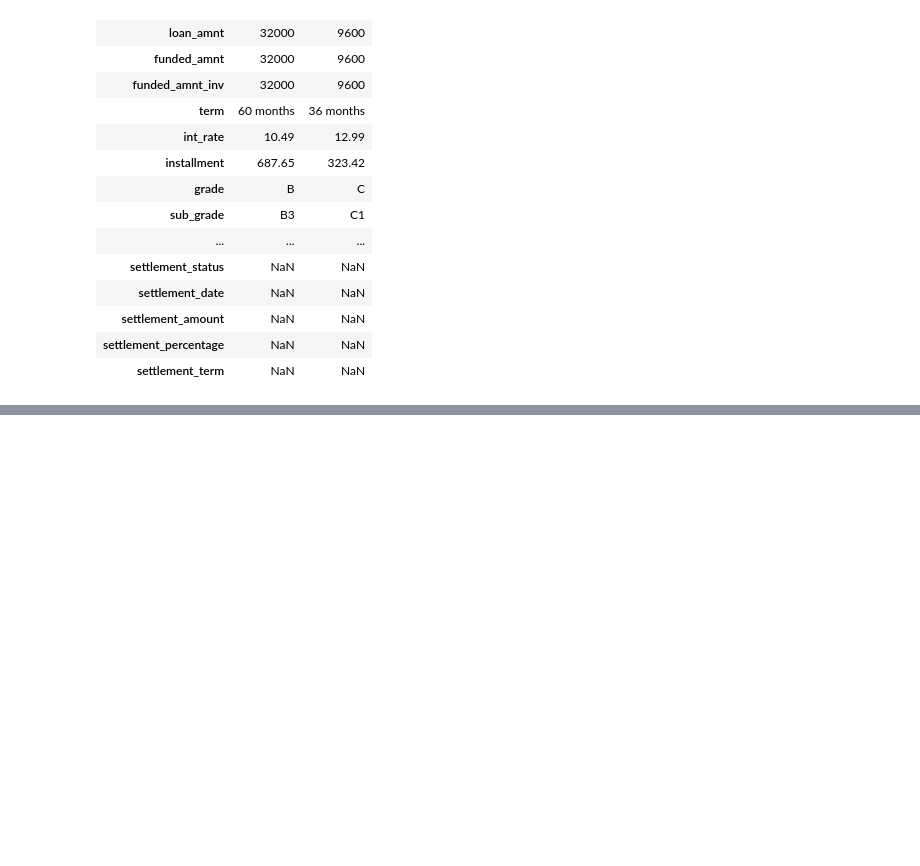
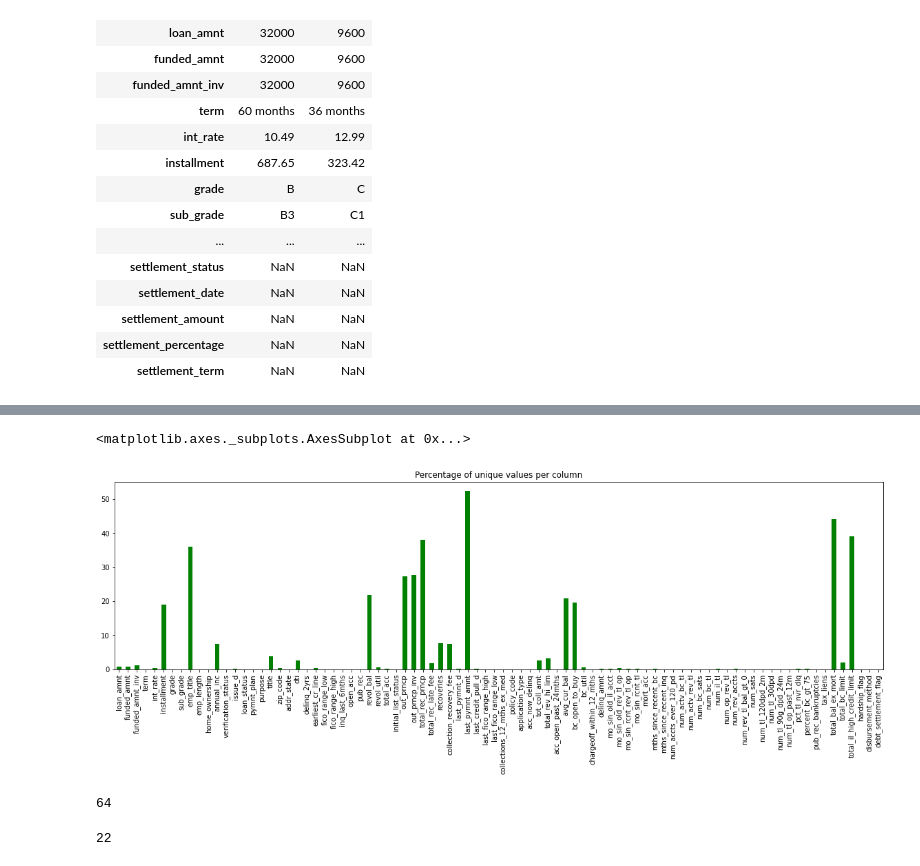
Before and after one commit to CarolinaMejiaMujica/Lending-Club-loan-data, a Jupyter notebook: data_analysis.ipynb, the cells around one changed output, grey strips where cells are left out. Drawn from its saved outputs; the diff is of its cells as text; code cells hidden in the pictures; blank space fills up the shorter version.

```diff
--- a/data_analysis.ipynb
+++ b/data_analysis.ipynb
@@ -137,0 +278,11 @@ data_acc_200k.to_csv("data_acc_200k.csv")
+# %%
+#Determinamos aquellas variables que tengan un porcentaje de registros únicos por cada variable mayor al valor de 0.7
+threshold = 0.66
+
+unique_percentages = data2.nunique() / len(data2)
+
+# en caso se una variable numérica continua, es probable que todos los valores sean únicos (?)
+
+criteria = unique_percentages > threshold
+
+columns_to_filter = unique_percentages[criteria].keys()
@@ -137,0 +299,3 @@ data_acc_200k.to_csv("data_acc_200k.csv")
+# %%
+#Eliminamos las variables seleccionadas en el paso anterior
+data2.drop(columns_to_filter, axis=1, inplace=True)
@@ -137,0 +306,6 @@ data_acc_200k.to_csv("data_acc_200k.csv")
+# %%
+plt.figure(figsize=(20,5))
+((data2.nunique() / len(data2)*100)).plot.bar(title='Percentage of unique values per column', color='green')
+# %% [output]
+<matplotlib.axes._subplots.AxesSubplot at 0x...>
+[figure, added]
@@ -137,0 +340,8 @@ data_acc_200k.to_csv("data_acc_200k.csv")
+# %%
+len(numeric_columns)
+# %% [output]
+64
+# %%
+len(categorical_columns)
+# %% [output]
+22
```
Also changed, not shown: parts of 34 cells of this notebook, 1 other file.
